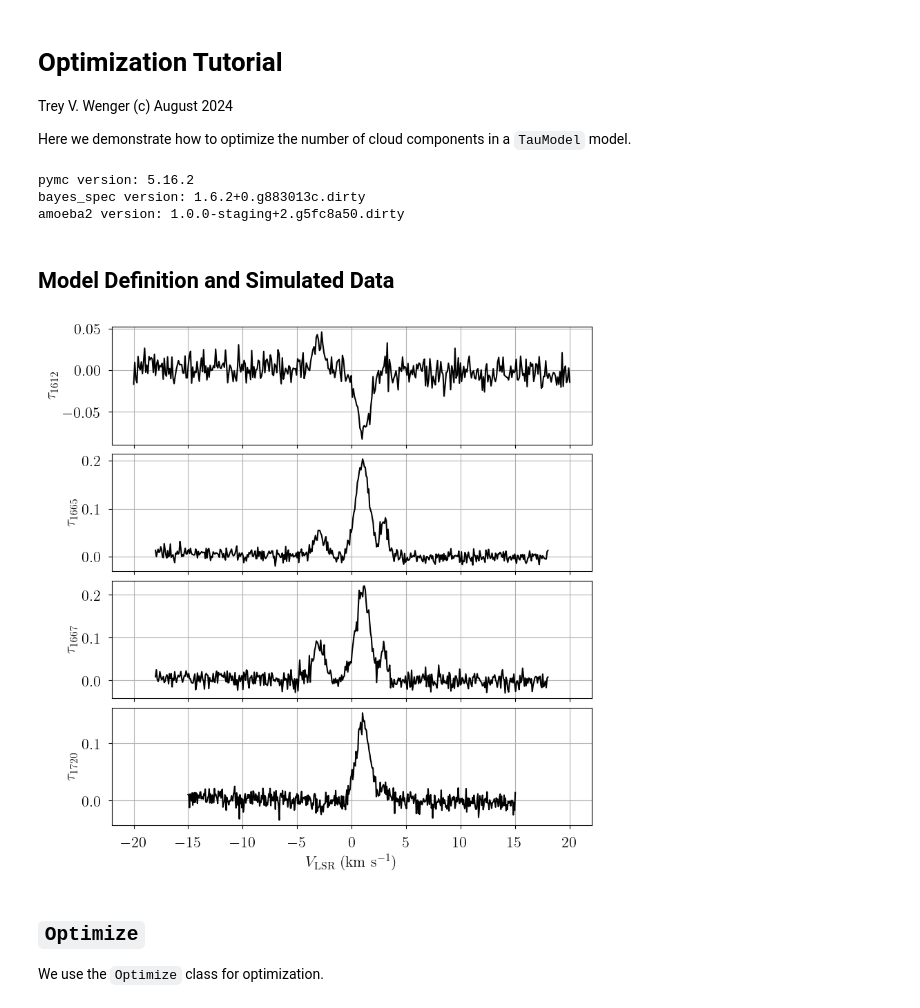
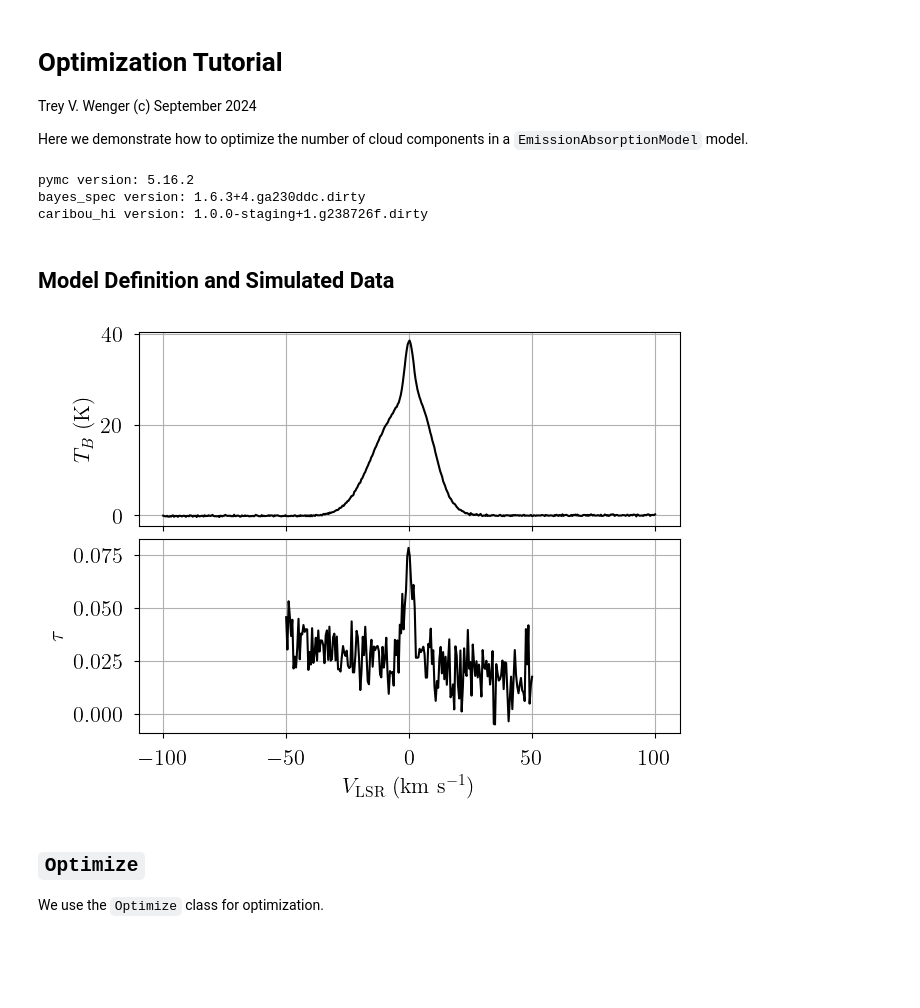
Before and after one commit to tvwenger/caribou_hi, a Jupyter notebook: docs/source/notebooks/optimization.ipynb, the cells around one changed output. Drawn from its saved outputs; the diff is of its cells as text; code cells hidden in the pictures; blank space fills up the shorter version.

Commit message:
updates to bayes_spec framework

```diff
--- a/docs/source/notebooks/optimization.ipynb
+++ b/docs/source/notebooks/optimization.ipynb
@@ -1,9 +1,9 @@
 # %% [markdown]
 # Optimization Tutorial
 
-Trey V. Wenger (c) August 2024
+Trey V. Wenger (c) September 2024
 
-Here we demonstrate how to optimize the number of cloud components in a `TauModel` model.
+Here we demonstrate how to optimize the number of cloud components in a `EmissionAbsorptionModel` model.
 # %%
 # General imports
 import os
@@ -21,20 +21,15 @@ print("pymc version:", pm.__version__)
 import bayes_spec
 print("bayes_spec version:", bayes_spec.__version__)
 
-import amoeba2
-print("amoeba2 version:", amoeba2.__version__)
-
-from amoeba2 import TauModel
+import caribou_hi
+print("caribou_hi version:", caribou_hi.__version__)
 
 # Notebook configuration
 pd.options.display.max_rows = None
-
-# random state
-rng = np.random.RandomState(seed=1234)
 # %% [output]
 pymc version: 5.16.2
-bayes_spec version: 1.6.2+0.g883013c.dirty
-amoeba2 version: 1.0.0-staging+2.g5fc8a50.dirty
+bayes_spec version: 1.6.3+4.ga230ddc.dirty
+caribou_hi version: 1.0.0-staging+1.g238726f.dirty
 # %% [markdown]
 ## Model Definition and Simulated Data
 # %%
@@ -125,12 +130,13 @@ for i, label in enumerate(velo_axis.keys()):
 # %%
-# Plot simulated data
-fig, axes = plt.subplots(4, sharex=True, layout="constrained", figsize=(8, 8))
-for ax, datum in zip(axes, data.values()):
-    ax.plot(datum.spectral, datum.brightness, "k-")
-    ax.set_ylabel(datum.ylabel)
-_ = axes[-1].set_xlabel(datum.xlabel)
+# Plot data
+fig, axes = plt.subplots(2, layout="constrained", sharex=True)
+axes[0].plot(data["emission"].spectral, data["emission"].brightness, "k-")
+axes[1].plot(data["absorption"].spectral, data["absorption"].brightness, "k-")
+axes[1].set_xlabel(data["emission"].xlabel)
+axes[0].set_ylabel(data["emission"].ylabel)
+_ = axes[1].set_ylabel(data["absorption"].ylabel)
 # %% [output]
-[figure, old version]
+[figure, new version]
 # %% [markdown]
 ## `Optimize`
 
```
Also changed, not shown: parts of 7 cells of this notebook, 9 other files.
